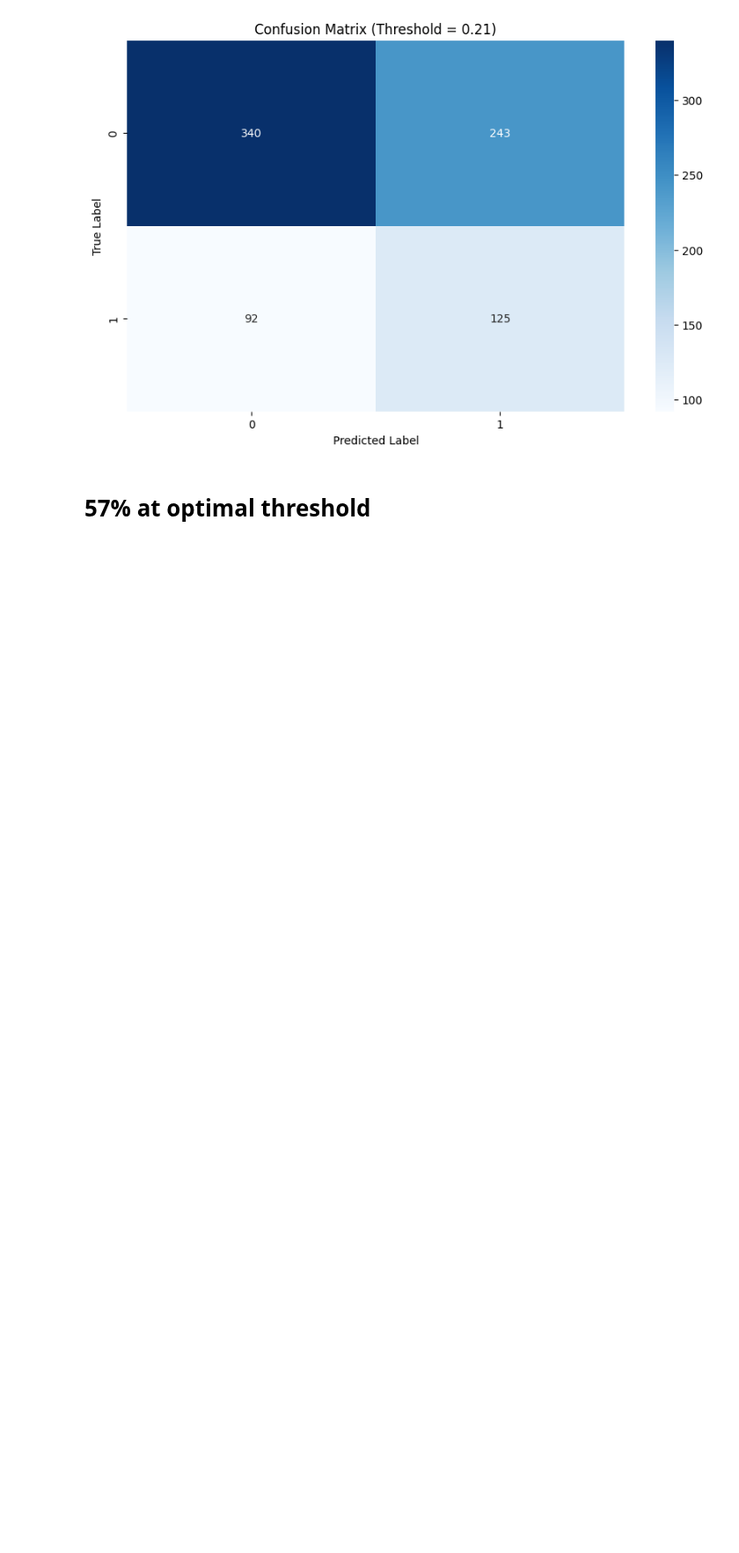
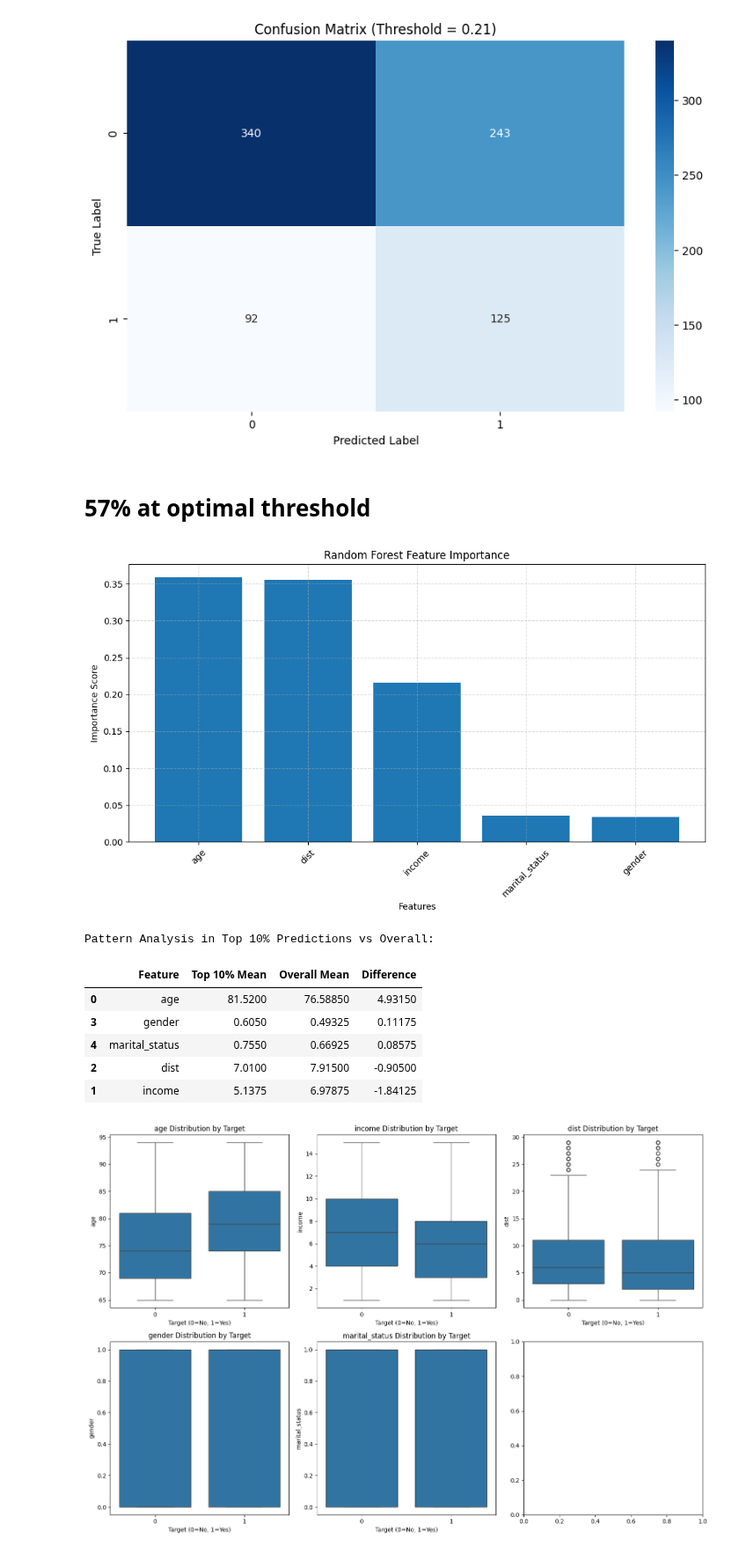
Before and after one commit to Jacob-J-Richards/DS_DA_Projects, a Jupyter notebook: Marketing_Prediction/Model_builds_comparison.ipynb, the cells around one changed output. Shown at 88% size. Saved outputs shown, nothing was run; the diff lists cells and outputs as text; code cells hidden in the pictures; blank space fills up the shorter version.

```diff
--- a/Marketing_Prediction/Model_builds_comparison.ipynb
+++ b/Marketing_Prediction/Model_builds_comparison.ipynb
@@ -548,3 +548,60 @@ plt.show()
 [figure]
 # %% [markdown]
 # 57% at optimal threshold
+# %%
+# Analyze feature importance and patterns for positive outcomes
+rf_feature_importance = pd.DataFrame({
+    'Feature': predictors,
+    'Importance': rf_model.feature_importances_
+}).sort_values('Importance', ascending=False)
+
+# Plot feature importance
+plt.figure(figsize=(10, 6))
+plt.bar(rf_feature_importance['Feature'], rf_feature_importance['Importance'])
+plt.title('Random Forest Feature Importance')
+plt.xlabel('Features')
+plt.ylabel('Importance Score')
+plt.xticks(rotation=45)
+plt.grid(True, linestyle='--', alpha=0.5)
+plt.tight_layout()
+plt.show()
+
+# Analyze patterns in top performing predictions
+top_predictions = data_sorted_rf.head(int(len(data_sorted_rf) * 0.1))  # Top 10% of predictions
+
+# Calculate mean values for each feature in top predictions vs overall
+pattern_analysis = pd.DataFrame({
+    'Feature': predictors,
+    'Top 10% Mean': [top_predictions[feat].mean() for feat in predictors],
+    'Overall Mean': [data[feat].mean() for feat in predictors]
+})
+
+# Calculate the difference to highlight strongest patterns
+pattern_analysis['Difference'] = pattern_analysis['Top 10% Mean'] - pattern_analysis['Overall Mean']
+pattern_analysis = pattern_analysis.sort_values('Difference', ascending=False)
+
+print("\nPattern Analysis in Top 10% Predictions vs Overall:")
+display(pattern_analysis)
+
+# Visualize distributions of features for positive vs negative outcomes
+fig, axes = plt.subplots(2, 3, figsize=(15, 10))
+axes = axes.ravel()
+
+for idx, feature in enumerate(predictors):
+    if idx < len(axes):
+        sns.boxplot(data=data, x='target', y=feature, ax=axes[idx])
+        axes[idx].set_title(f'{feature} Distribution by Target')
+        axes[idx].set_xlabel('Target (0=No, 1=Yes)')
+
+plt.tight_layout()
+plt.show()
+# %% [output]
+[figure, added]
+Pattern Analysis in Top 10% Predictions vs Overall:
+|  | Feature | Top 10% Mean | Overall Mean | Difference |
+| 0 | age | 81.5200 | 76.58850 | 4.93150 |
+| 3 | gender | 0.6050 | 0.49325 | 0.11175 |
+| 4 | marital_status | 0.7550 | 0.66925 | 0.08575 |
+| 2 | dist | 7.0100 | 7.91500 | -0.90500 |
+| 1 | income | 5.1375 | 6.97875 | -1.84125 |
+[figure, added]
```
